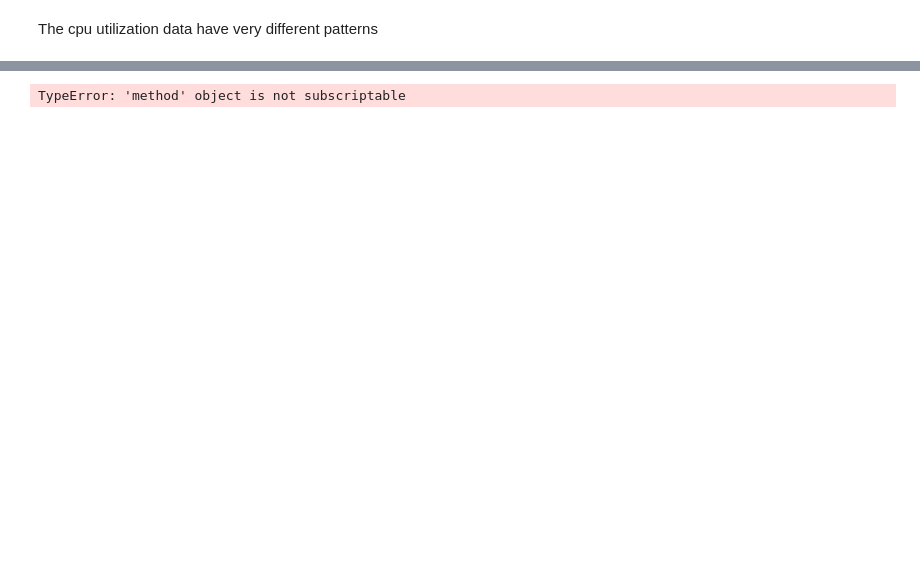
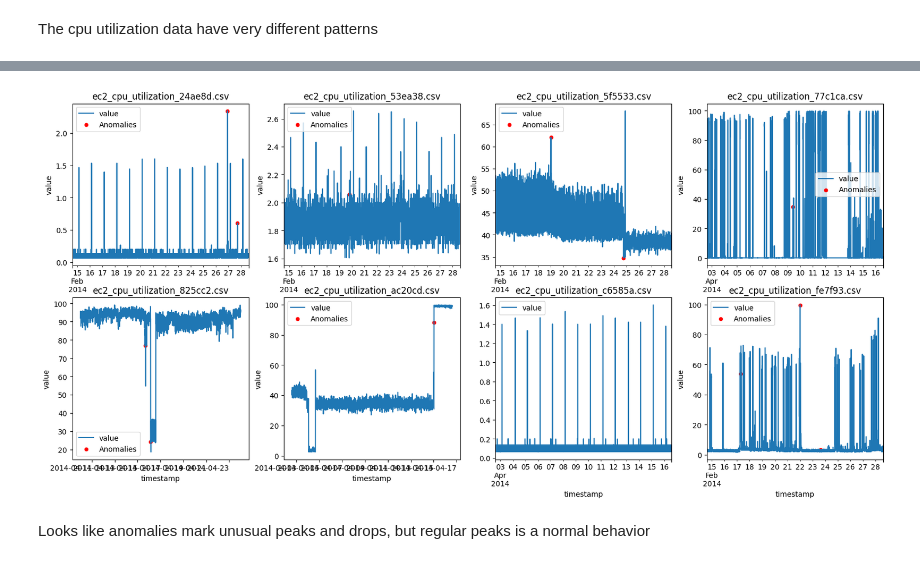
Before and after one commit to MrPsarik/predictive-alerting-for-cloud-metrics, a Jupyter notebook: notebooks/01_data_nab_cloudwatch_eda.ipynb, the cells around one changed output, grey strips where cells are left out. Cells and saved outputs as stored; diff of their text form; code cells hidden in the pictures; blank space fills up the shorter version.

```diff
--- a/notebooks/01_data_nab_cloudwatch_eda.ipynb
+++ b/notebooks/01_data_nab_cloudwatch_eda.ipynb
@@ -29,4 +29,13 @@ plt.show()
 # %% [markdown]
 The cpu utilization data have very different patterns
 # %%
-#TO-DO: Add anomaly labels to the dataframes
+labels_path = "../data/labels/combined_labels.json"
+
+with open(labels_path, "r") as f:
+    labels = json.load(f)
+
+for filename, df in dfs.items():
+    key = f"realAWSCloudwatch/{filename}"
+    anomaly_timestamps = pd.to_datetime(labels.get(key, []), errors="coerce")
+    df["anomaly_label"] = df["timestamp"].isin(anomaly_timestamps).astype("bool")
+    print(df[df["anomaly_label"] == True][["timestamp", "value", "anomaly_label"]])
@@ -33,6 +60,4 @@ The cpu utilization data have very different patterns
 # %%
-#TO-DO: make the plott show anomalies on right timestamps
-
 labels_path = "../data/labels/combined_labels.json"
 
 with open(labels_path, "r") as f:
@@ -43,8 +68,9 @@ fig, axs = plt.subplots(2, 4, figsize=(20, 10))
 for i, filename in enumerate(dfs.keys()):
     df = dfs[filename]
     df.plot(x="timestamp", y="value", ax=axs.flat[i], title=filename)
-    anomalies = df[df['anomaly_label'] == 1]
-    anomalies.plot.scatter(x="timestamp", y="value", ax=axs.flat[i], color='red', label='Anomalies')
+    anomalies = df[df['anomaly_label'] == True]
+    if not anomalies.empty:
+        anomalies.plot.scatter(x="timestamp", y="value", ax=axs.flat[i], color='red', label='Anomalies')
     axs.flat[i].legend()
 
 plt.show()
@@ -53 +78,3 @@ plt.show()
-TypeError: 'method' object is not subscriptable
+[figure, added]
+# %% [markdown]
+Looks like anomalies mark unusual peaks and drops, but regular peaks is a normal behavior
```
Also changed, not shown: parts of 5 cells of this notebook.
